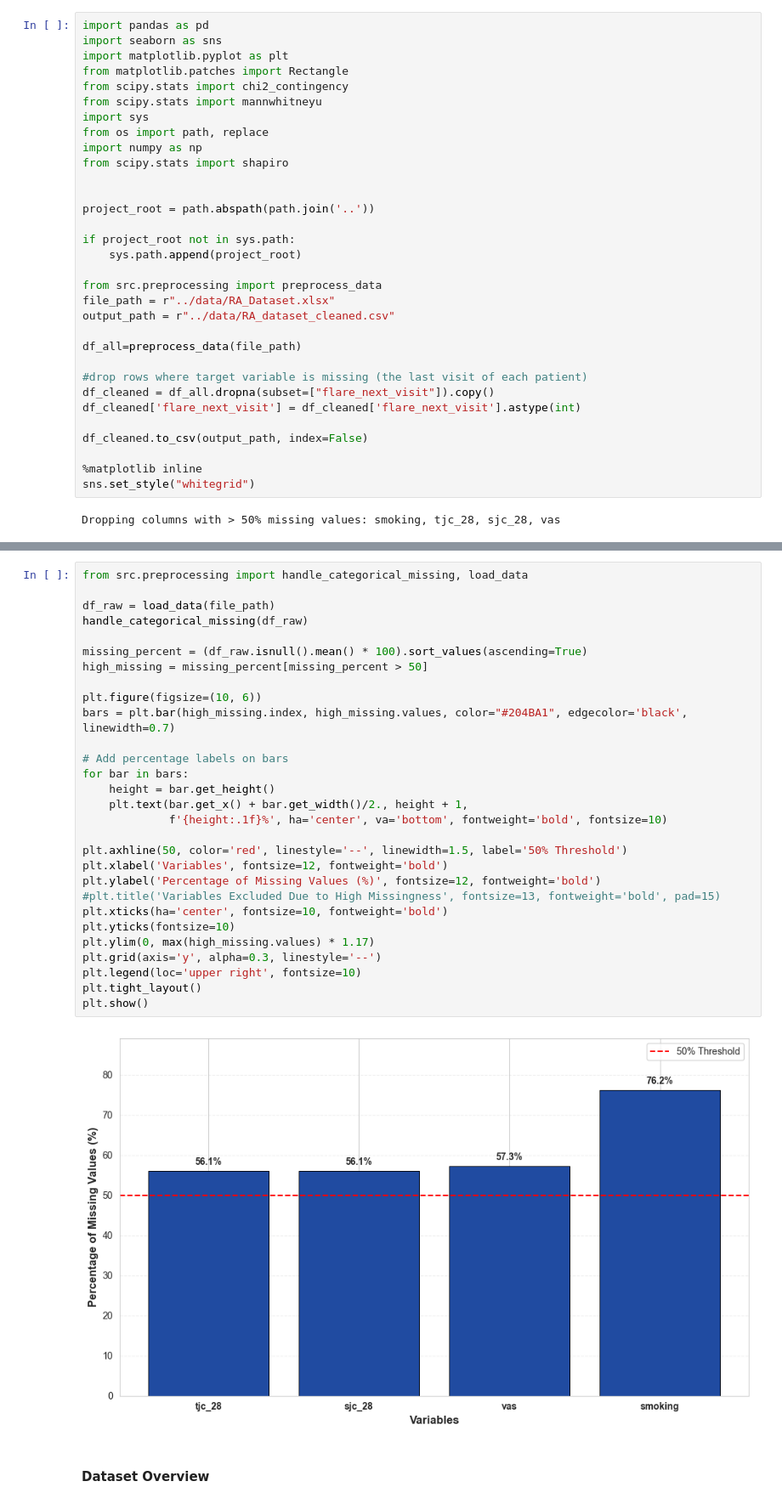
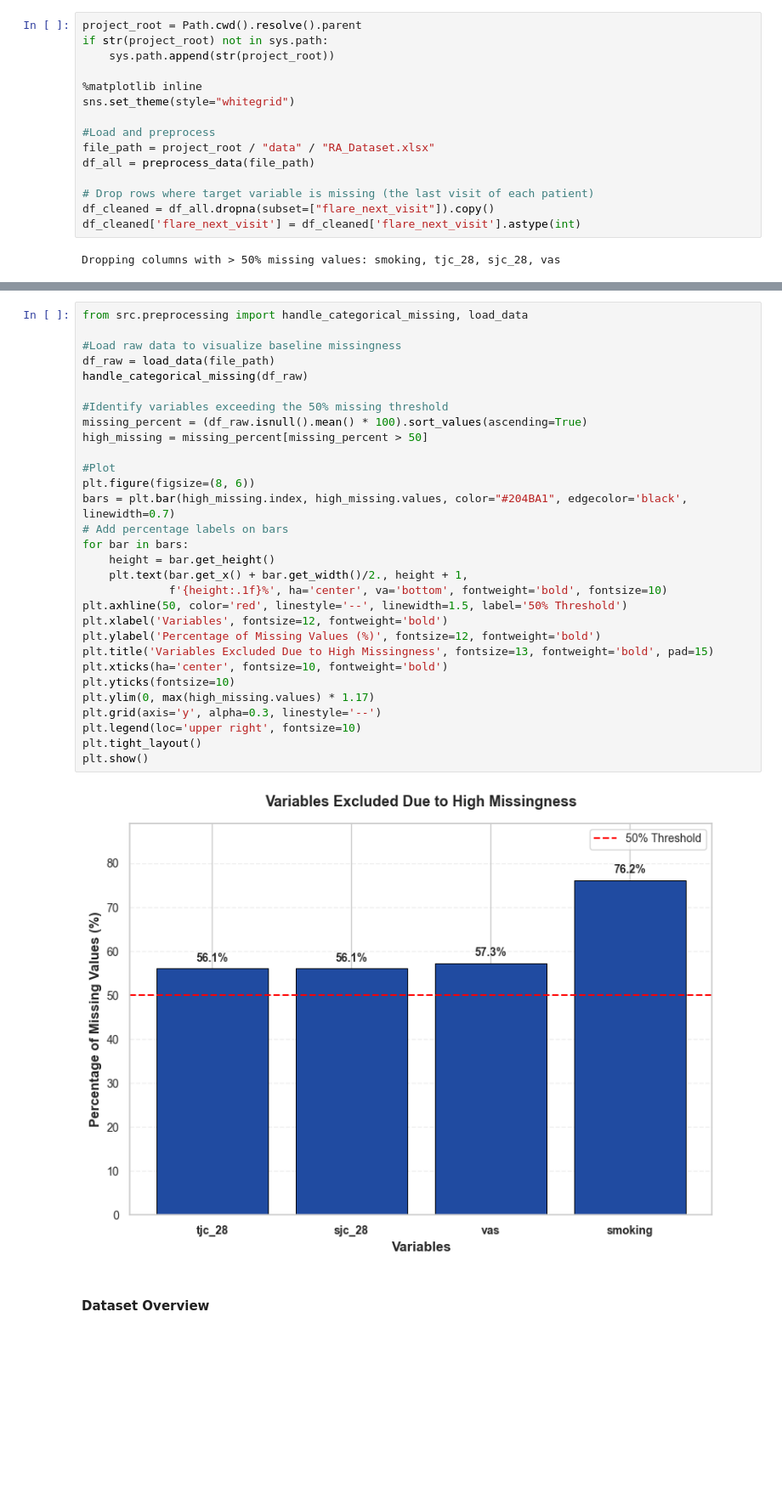
Before and after one commit to konnatzeik/Master_Thesis, a Jupyter notebook: notebooks/01_EDA.ipynb, the cells around one changed output, grey strips where cells are left out. Shown at 85% size. Cells and saved outputs as stored; diff of their text form; blank space fills up the shorter version.

Commit message:
Exploratory Data Analysis notebook

```diff
--- a/notebooks/01_EDA.ipynb
+++ b/notebooks/01_EDA.ipynb
@@ -18,34 +19,17 @@ This notebook performs comprehensive exploratory data analysis of the Rheumatoid
 # %%
-import pandas as pd
-import seaborn as sns
-import matplotlib.pyplot as plt
-from matplotlib.patches import Rectangle
-from scipy.stats import chi2_contingency
-from scipy.stats import mannwhitneyu
-import sys
-from os import path, replace
-import numpy as np
-from scipy.stats import shapiro
+project_root = Path.cwd().resolve().parent
+if str(project_root) not in sys.path:
+    sys.path.append(str(project_root))
 
+%matplotlib inline
+sns.set_theme(style="whitegrid")
 
-project_root = path.abspath(path.join('..'))
+#Load and preprocess
+file_path = project_root / "data" / "RA_Dataset.xlsx"
+df_all = preprocess_data(file_path)
 
-if project_root not in sys.path:
-    sys.path.append(project_root)
-
-from src.preprocessing import preprocess_data
-file_path = r"../data/RA_Dataset.xlsx"
-output_path = r"../data/RA_dataset_cleaned.csv"
-
-df_all=preprocess_data(file_path)
-
-#drop rows where target variable is missing (the last visit of each patient)
+# Drop rows where target variable is missing (the last visit of each patient)
 df_cleaned = df_all.dropna(subset=["flare_next_visit"]).copy()
 df_cleaned['flare_next_visit'] = df_cleaned['flare_next_visit'].astype(int)
-
-df_cleaned.to_csv(output_path, index=False)
-
-%matplotlib inline
-sns.set_style("whitegrid")
 # %% [output]
 Dropping columns with > 50% missing values: smoking, tjc_28, sjc_28, vas
@@ -54,34 +36,35 @@ Variables with more than 50% missing values were identified and excluded from fu
 # %%
 from src.preprocessing import handle_categorical_missing, load_data
 
+#Load raw data to visualize baseline missingness
 df_raw = load_data(file_path)
 handle_categorical_missing(df_raw)
 
+#Identify variables exceeding the 50% missing threshold
 missing_percent = (df_raw.isnull().mean() * 100).sort_values(ascending=True)
 high_missing = missing_percent[missing_percent > 50]
 
-plt.figure(figsize=(10, 6))
+#Plot
+plt.figure(figsize=(8, 6))
 bars = plt.bar(high_missing.index, high_missing.values, color="#204BA1", edgecolor='black', linewidth=0.7)
-
 # Add percentage labels on bars
 for bar in bars:
     height = bar.get_height()
     plt.text(bar.get_x() + bar.get_width()/2., height + 1,
              f'{height:.1f}%', ha='center', va='bottom', fontweight='bold', fontsize=10)
-
 plt.axhline(50, color='red', linestyle='--', linewidth=1.5, label='50% Threshold')
 plt.xlabel('Variables', fontsize=12, fontweight='bold')
 plt.ylabel('Percentage of Missing Values (%)', fontsize=12, fontweight='bold')
-#plt.title('Variables Excluded Due to High Missingness', fontsize=13, fontweight='bold', pad=15)
+plt.title('Variables Excluded Due to High Missingness', fontsize=13, fontweight='bold', pad=15)
 plt.xticks(ha='center', fontsize=10, fontweight='bold')
 plt.yticks(fontsize=10)
 plt.ylim(0, max(high_missing.values) * 1.17)
 plt.grid(axis='y', alpha=0.3, linestyle='--')
 plt.legend(loc='upper right', fontsize=10)
 plt.tight_layout()
 plt.show()
 # %% [output]
-[figure, old version]
+[figure, new version]
 # %% [markdown]
 #### Dataset Overview
 # %%
```
Also changed, not shown: parts of 105 cells of this notebook.
